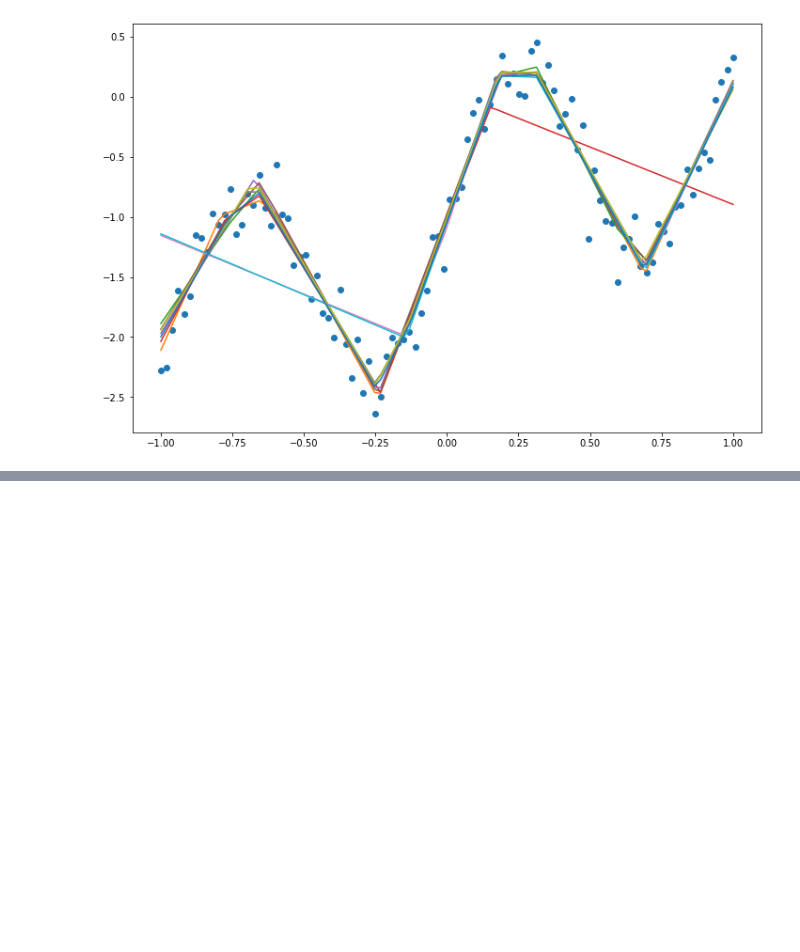
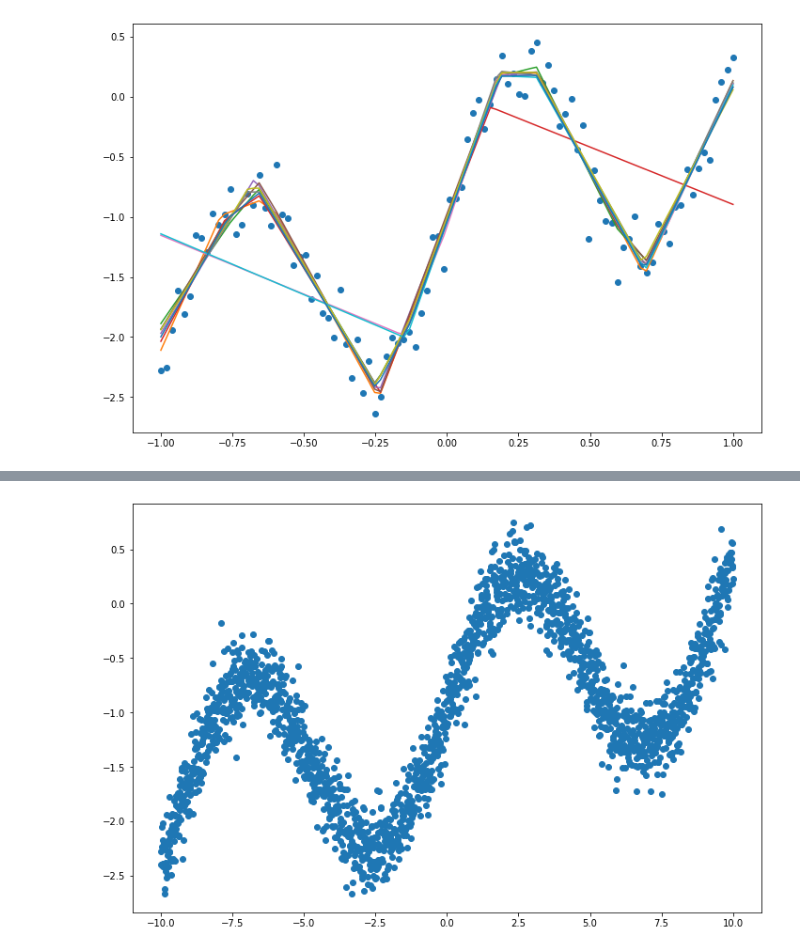
Before and after one commit to diegorusso/deep-learning-from-scratch, a Jupyter notebook: 04_overfitting.ipynb, the cells around one changed output, grey strips where cells are left out. Cells and saved outputs as stored; diff of their text form; code cells hidden in the pictures; blank space fills up the shorter version.

```diff
--- a/04_overfitting.ipynb
+++ b/04_overfitting.ipynb
@@ -325,0 +332,8 @@ Test     loss min/mean/max = 0.140/0.188/0.243
+# %%
+generate_datasets(n_points=2000)
+
+plt.rcParams["figure.figsize"] = (12, 8)
+plt.plot(train_x, train_y, 'o');
+plt.show()
+# %% [output]
+[figure, added]
```
Also changed, not shown: parts of 3 cells of this notebook.
